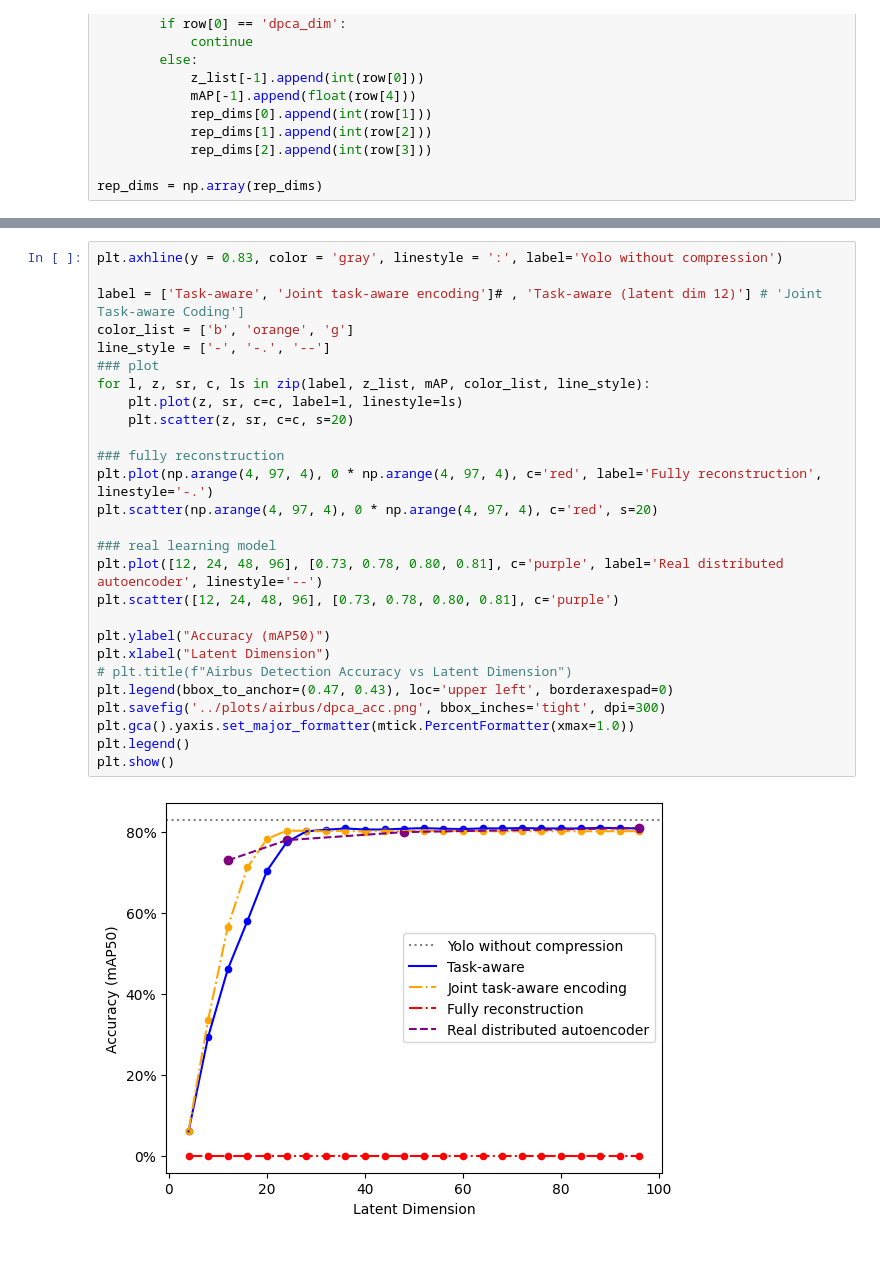
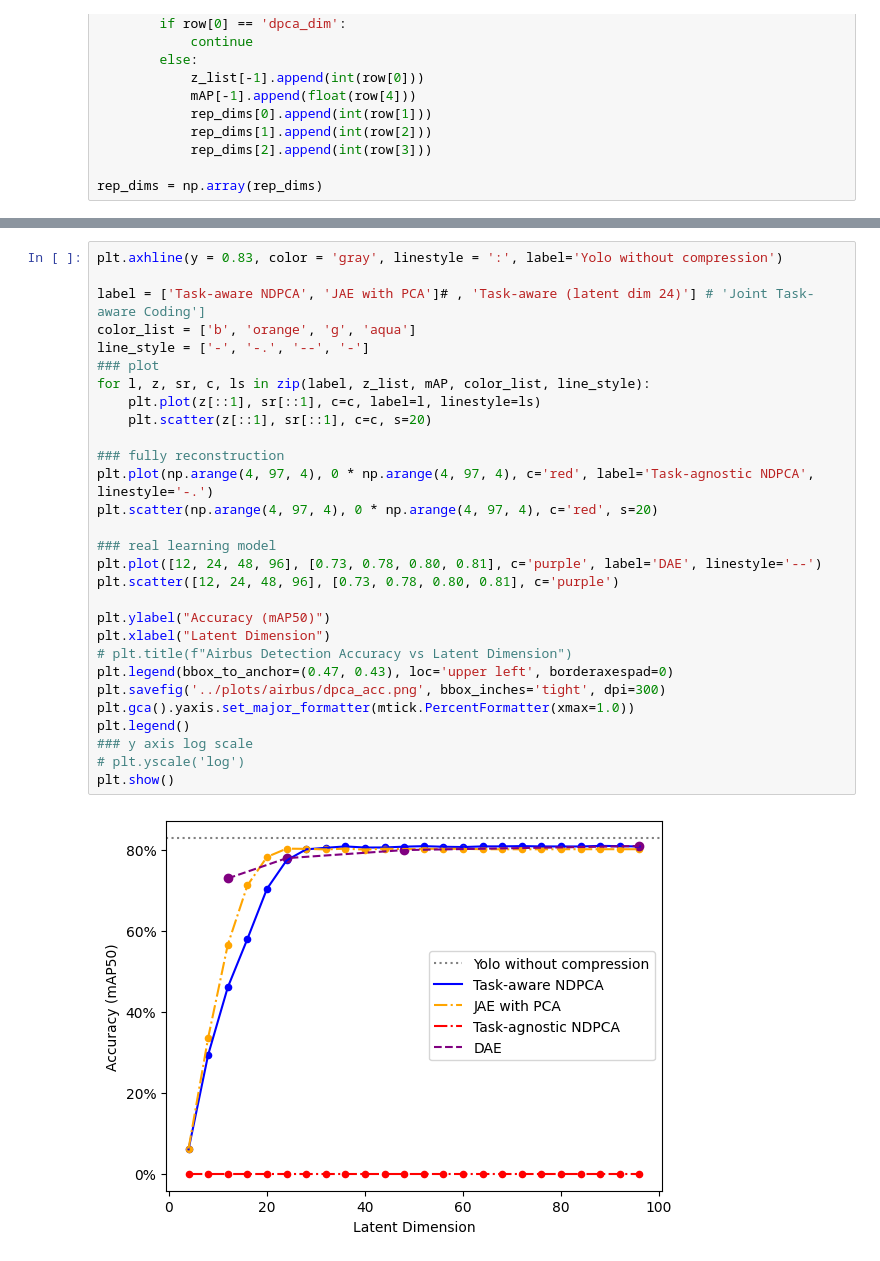
Before and after one commit to UTAustin-SwarmLab/Task-aware-Distributed-Source-Coding, a Jupyter notebook: airbus_scripts/plot＿airbus_evalEQ.ipynb, the cells around one changed output, grey strips where cells are left out. Drawn from its saved outputs; the diff is of its cells as text.

```diff
--- a/airbus_scripts/plot＿airbus_evalEQ.ipynb
+++ b/airbus_scripts/plot＿airbus_evalEQ.ipynb
@@ -126,29 +125,31 @@ rep_dims = np.array(rep_dims)
 # %%
 plt.axhline(y = 0.83, color = 'gray', linestyle = ':', label='Yolo without compression')
 
-label = ['Task-aware', 'Joint task-aware encoding']# , 'Task-aware (latent dim 12)'] # 'Joint Task-aware Coding']
-color_list = ['b', 'orange', 'g']
-line_style = ['-', '-.', '--']
+label = ['Task-aware NDPCA', 'JAE with PCA']# , 'Task-aware (latent dim 24)'] # 'Joint Task-aware Coding']
+color_list = ['b', 'orange', 'g', 'aqua']
+line_style = ['-', '-.', '--', '-']
 ### plot
 for l, z, sr, c, ls in zip(label, z_list, mAP, color_list, line_style):
-    plt.plot(z, sr, c=c, label=l, linestyle=ls)
-    plt.scatter(z, sr, c=c, s=20)
+    plt.plot(z[::1], sr[::1], c=c, label=l, linestyle=ls)
+    plt.scatter(z[::1], sr[::1], c=c, s=20)
 
 ### fully reconstruction
-plt.plot(np.arange(4, 97, 4), 0 * np.arange(4, 97, 4), c='red', label='Fully reconstruction', linestyle='-.')
+plt.plot(np.arange(4, 97, 4), 0 * np.arange(4, 97, 4), c='red', label='Task-agnostic NDPCA', linestyle='-.')
 plt.scatter(np.arange(4, 97, 4), 0 * np.arange(4, 97, 4), c='red', s=20)
 
 ### real learning model
-plt.plot([12, 24, 48, 96], [0.73, 0.78, 0.80, 0.81], c='purple', label='Real distributed autoencoder', linestyle='--')
+plt.plot([12, 24, 48, 96], [0.73, 0.78, 0.80, 0.81], c='purple', label='DAE', linestyle='--')
 plt.scatter([12, 24, 48, 96], [0.73, 0.78, 0.80, 0.81], c='purple')
 
 plt.ylabel("Accuracy (mAP50)")
 plt.xlabel("Latent Dimension")
 # plt.title(f"Airbus Detection Accuracy vs Latent Dimension")
 plt.legend(bbox_to_anchor=(0.47, 0.43), loc='upper left', borderaxespad=0)
 plt.savefig('../plots/airbus/dpca_acc.png', bbox_inches='tight', dpi=300)
 plt.gca().yaxis.set_major_formatter(mtick.PercentFormatter(xmax=1.0))
 plt.legend()
+### y axis log scale
+# plt.yscale('log')
 plt.show()
 # %% [output]
-[figure, old version]
+[figure, new version]
```
Also changed, not shown: parts of 1 cell of this notebook, 13 other files.
